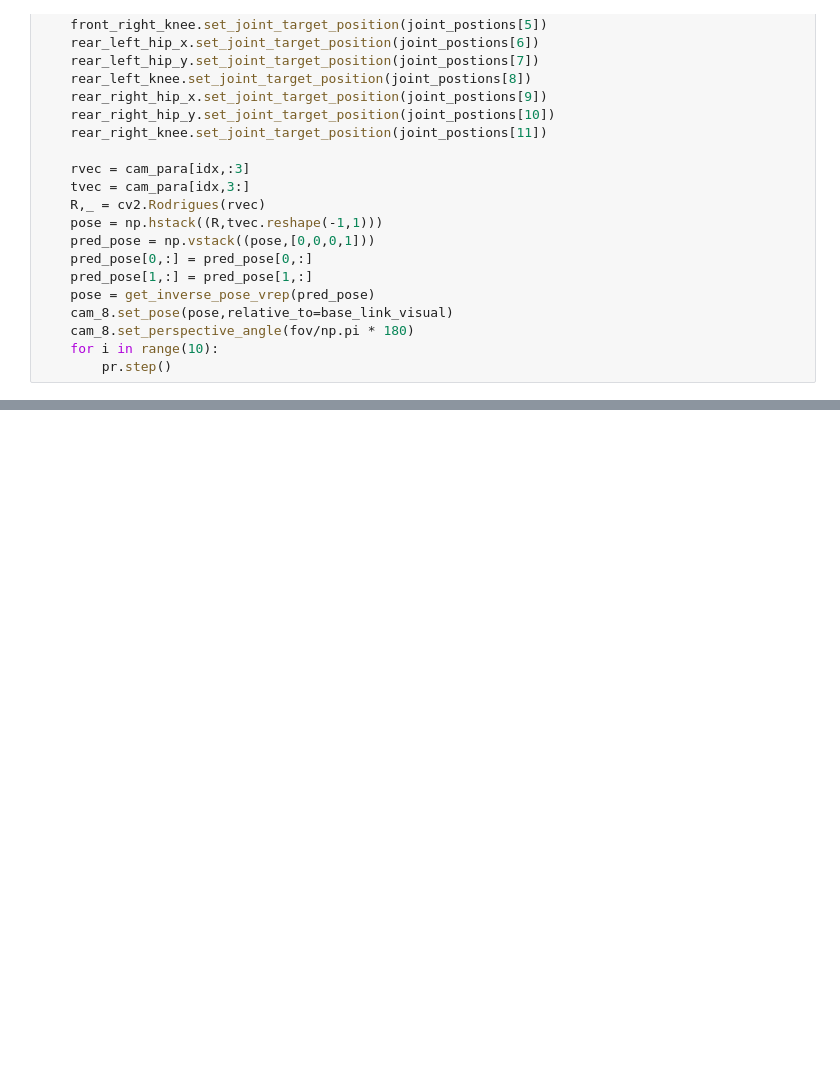
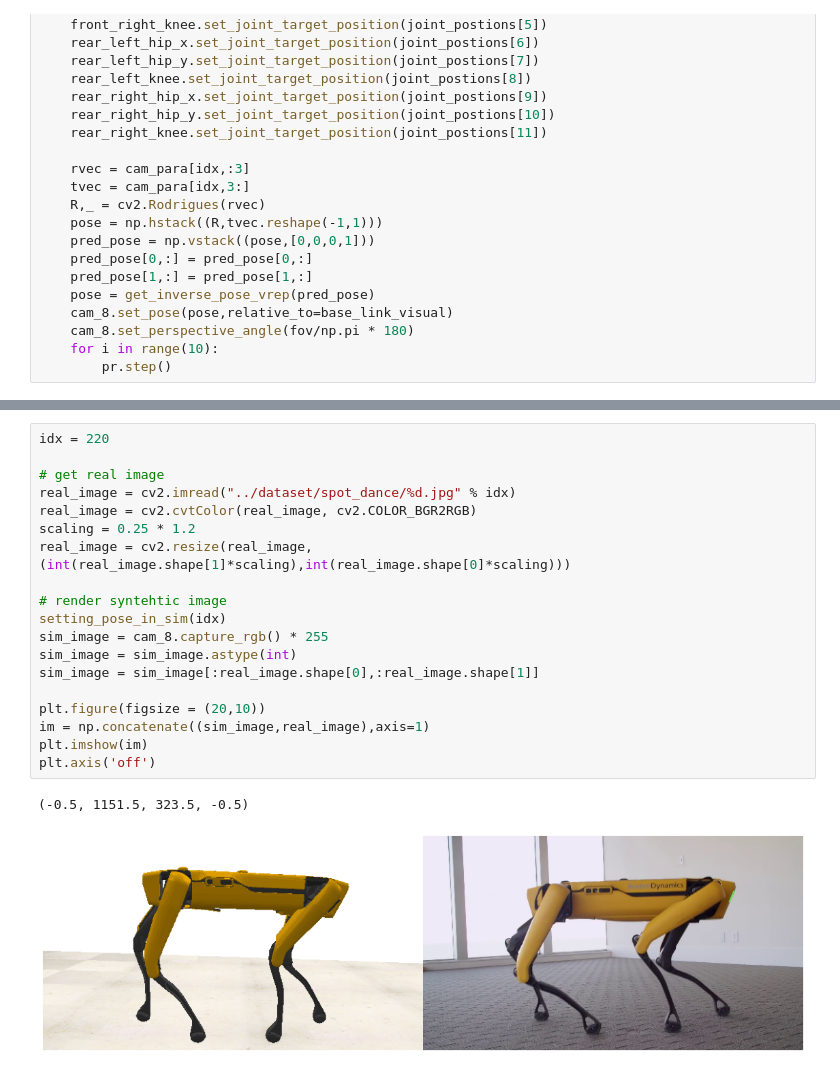
Before and after one commit to jingpeilu/robot_motion_reconstruction, a Jupyter notebook: simulation/Spot.ipynb, the cells around one changed output, grey strips where cells are left out. Drawn from its saved outputs; the diff is of its cells as text; blank space fills up the shorter version.

```diff
--- a/simulation/Spot.ipynb
+++ b/simulation/Spot.ipynb
@@ -150,0 +160,22 @@ plt.axis('off')
+# %%
+idx = 220
+
+# get real image
+real_image = cv2.imread("../dataset/spot_dance/%d.jpg" % idx)
+real_image = cv2.cvtColor(real_image, cv2.COLOR_BGR2RGB)
+scaling = 0.25 * 1.2
+real_image = cv2.resize(real_image,(int(real_image.shape[1]*scaling),int(real_image.shape[0]*scaling)))
+
+# render syntehtic image
+setting_pose_in_sim(idx)
+sim_image = cam_8.capture_rgb() * 255
+sim_image = sim_image.astype(int)
+sim_image = sim_image[:real_image.shape[0],:real_image.shape[1]]
+
+plt.figure(figsize = (20,10))
+im = np.concatenate((sim_image,real_image),axis=1)
+plt.imshow(im)
+plt.axis('off')
+# %% [output]
+(-0.5, 1151.5, 323.5, -0.5)
+[figure, added]
```
Also changed, not shown: parts of 4 cells of this notebook, 4 other files.
